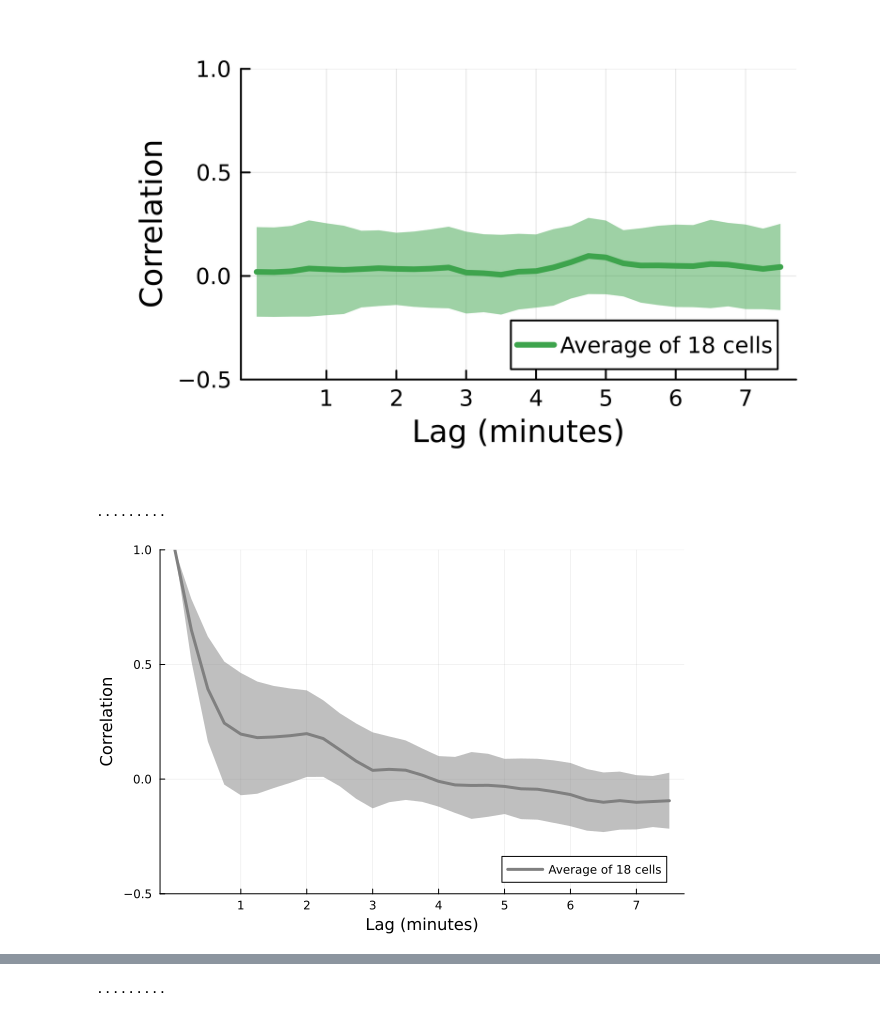
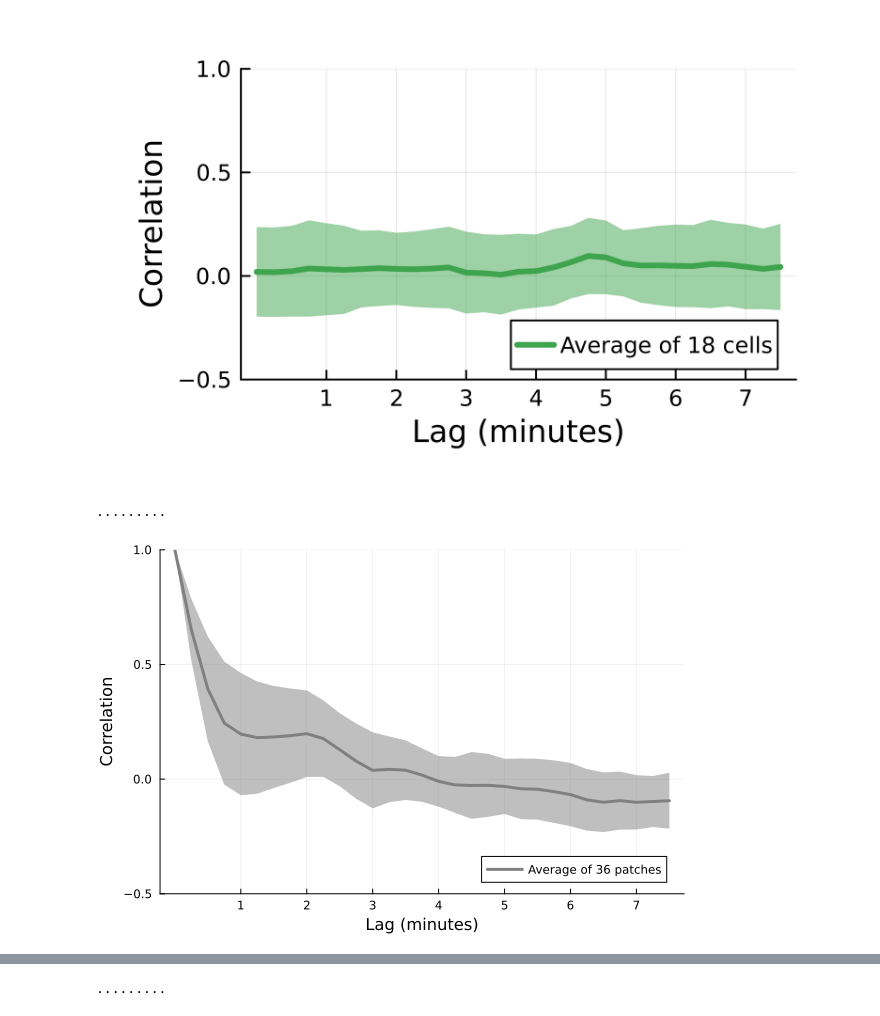
Before and after one commit to crockeraw/PolarityProject, a Jupyter notebook: proj/fig4-patchDynamics/notebooks/crosscorrelation-of-sites.ipynb, the cells around one changed output, grey strips where cells are left out. Cells and saved outputs as stored; diff of their text form; code cells hidden in the pictures.

```diff
--- a/proj/fig4-patchDynamics/notebooks/crosscorrelation-of-sites.ipynb
+++ b/proj/fig4-patchDynamics/notebooks/crosscorrelation-of-sites.ipynb
@@ -171,7 +172,7 @@ more_files = readdir(dir5sec)
 plot(ylabel="Correlation", xlabel="Lag (minutes)",
     legend=:bottomright, size=(600,400))
 all_cor = zeros(31, ((length(wt_files)+length(more_files))*2))
-peaks_ac = zeros((length(wt_files)+length(more_files))*2)
+peaks_ac = []
 t_cor = range(0,30)*(15/60)
 n = 0
 for f in wt_files
@@ -186,45 +187,66 @@ for f in wt_files
     max_patch2 = maximum(patch2, dims=(1,2))[1,1,:]
     times_max1 = crop_times(max_patch1, 15*(60/15), 0.5)
     times_max2 = crop_times(max_patch2, 15*(60/15), 0.5)
     crop1 = max_patch1[max(times_max1, times_max2)]
     crop2 = max_patch2[max(times_max1, times_max2)]
     cor1 = crosscor(crop1, crop1, 0:30)
     cor2 = crosscor(crop2, crop2, 0:30)
     all_cor[:,n+1] = cor1
     all_cor[:,n+2] = cor2
-    n+=1
-    mac = findlocalmaxima(cor1)[2]
-    peaks_ac[n] = mac[1] * (15/60)
-    n+=1
-    mac = findlocalmaxima(cor2)[2]
-    peaks_ac[n] = mac[1] * (15/60)
+    mac = findlocalmaxima(cor1, window=(3,), edges=false)
+    if length(mac) < 1
+        continue
+    else
+        n+=1
+        mac = mac[1]
+        append!(peaks_ac, mac[1] * (15/60))
+    end
+    mac = findlocalmaxima(cor2, window=(3,), edges=false)
+    if length(mac) < 1
+        continue
+    else
+        n+=1
+        mac = mac[1]
+        append!(peaks_ac, mac[1] * (15/60))
+    end
 end
+
 
 for f in more_files
     patches = mask_site("$dir5sec$f", cov_threshold, n_sites=2)
     patch1 = patches[:,:,:,1]
     patch2 = patches[:,:,:,2]
     max_patch1 = maximum(patch1, dims=(1,2))[1,1,:]
     max_patch2 = maximum(patch2, dims=(1,2))[1,1,:]
     times_max1 = crop_times(max_patch1, 15*(60/5), 0.5)
     times_max2 = crop_times(max_patch2, 15*(60/5), 0.5)
     crop1 = max_patch1[max(times_max1, times_max2)]
     crop2 = max_patch2[max(times_max1, times_max2)]
     cor1 = crosscor(crop1, crop1, 0:90)[range(0,30)*3 .+ 1]
     cor2 = crosscor(crop2, crop2, 0:90)[range(0,30)*3 .+ 1]
     all_cor[:,n+1] = cor1
     all_cor[:,n+2] = cor2
-    n+=1
-    mac = findlocalmaxima(cor1)[2]
-    peaks_ac[n] = mac[1] * (15/60)
-    n+=1
-    mac = findlocalmaxima(cor2)[2]
-    peaks_ac[n] = mac[1] * (15/60)
+    mac = findlocalmaxima(cor1, window=(3,), edges=false)
+    if length(mac) < 1
+        continue
+    else
+        n+=1
+        mac = mac[1]
+        append!(peaks_ac, mac[1] * (15/60))
+    end
+    mac = findlocalmaxima(cor2, window=(3,), edges=false)
+    if length(mac) < 1
+        continue
+    else
+        n+=1
+        mac = mac[1]
+        append!(peaks_ac, mac[1] * (15/60))
+    end
 end
 
 stdev = std(all_cor, dims=2)
-plot!(t_cor, mean(all_cor, dims=2), ribbon=stdev, x_ticks=1:8, linewidth=3, color="grey", alpha=1, label="Average of $(Int(n/2)) cells", ylim=(-0.5,1))
+plot!(t_cor, mean(all_cor[:,1:n], dims=2), ribbon=stdev, x_ticks=1:8, linewidth=3, color="grey", alpha=1, label="Average of $(n) patches", ylim=(-0.5,1))
 # %% [output]
 .........
-[figure, old version]
+[figure, new version]
 # %%
```
Also changed, not shown: parts of 4 cells of this notebook, 32 other files.
